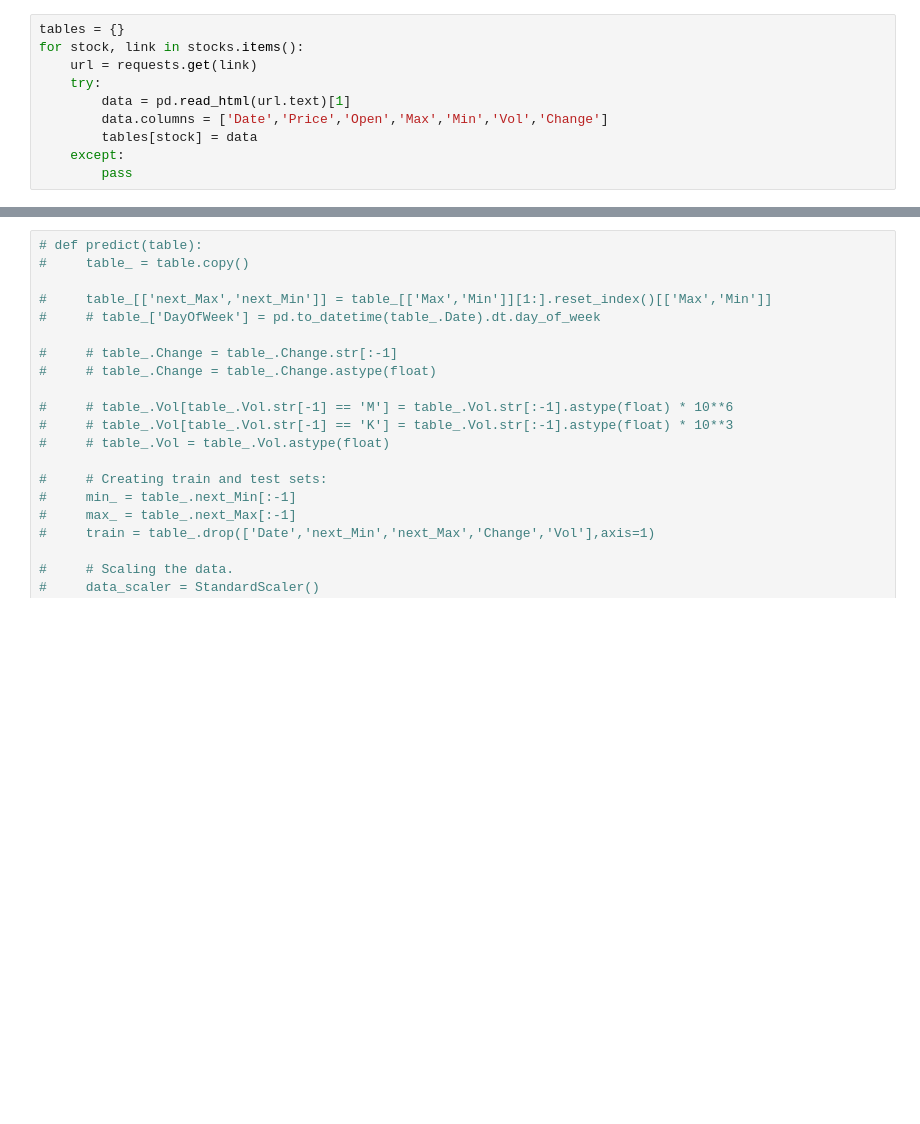
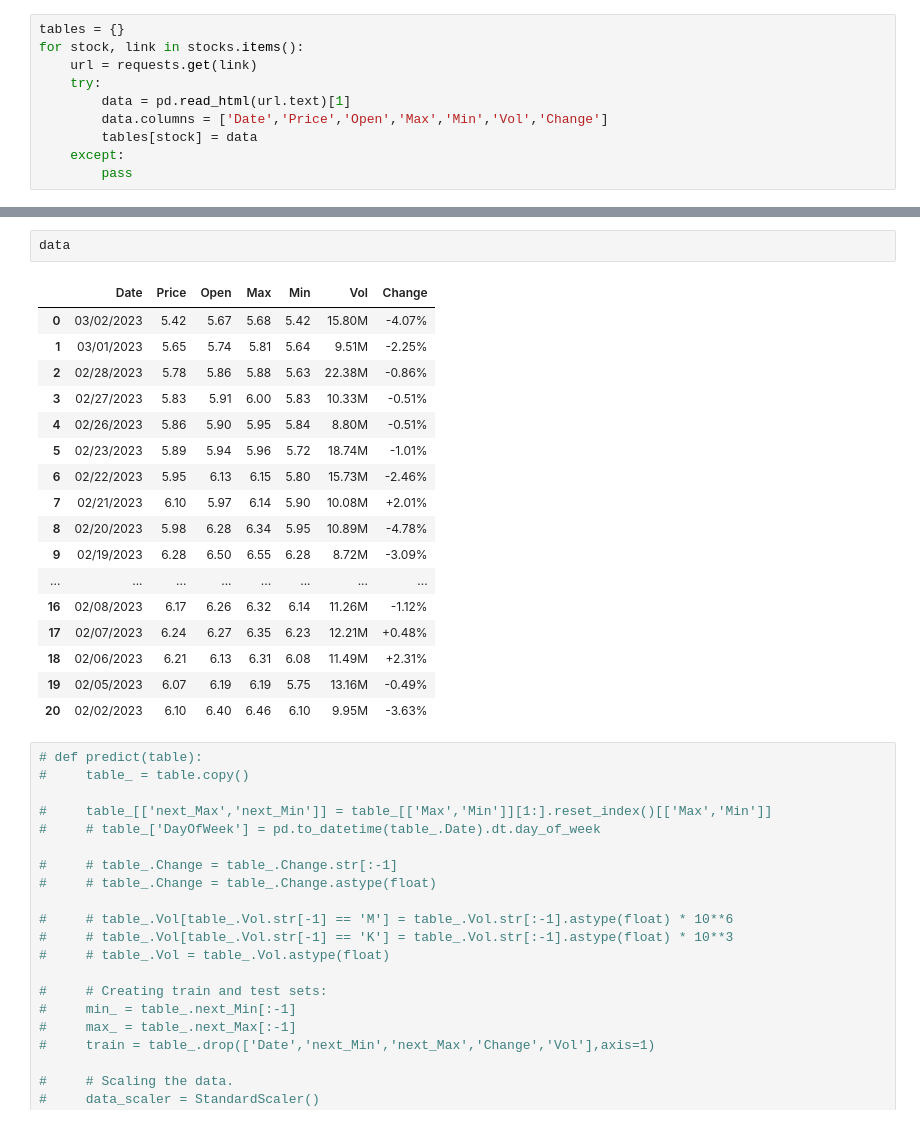
Before and after one commit to mohamed1249/Investor, a Jupyter notebook: nb.ipynb, the cells around one changed output, grey strips where cells are left out. Saved outputs shown, nothing was run; the diff lists cells and outputs as text; blank space fills up the shorter version.

```diff
--- a/nb.ipynb
+++ b/nb.ipynb
@@ -93,3 +101,23 @@ for stock, link in stocks.items():
+# %%
+data
+# %% [output]
+|  | Date | Price | Open | Max | Min | Vol | Change |
+| 0 | 03/02/2023 | 5.42 | 5.67 | 5.68 | 5.42 | 15.80M | -4.07% |
+| 1 | 03/01/2023 | 5.65 | 5.74 | 5.81 | 5.64 | 9.51M | -2.25% |
+| 2 | 02/28/2023 | 5.78 | 5.86 | 5.88 | 5.63 | 22.38M | -0.86% |
+| 3 | 02/27/2023 | 5.83 | 5.91 | 6.00 | 5.83 | 10.33M | -0.51% |
+| 4 | 02/26/2023 | 5.86 | 5.90 | 5.95 | 5.84 | 8.80M | -0.51% |
+| 5 | 02/23/2023 | 5.89 | 5.94 | 5.96 | 5.72 | 18.74M | -1.01% |
+| 6 | 02/22/2023 | 5.95 | 6.13 | 6.15 | 5.80 | 15.73M | -2.46% |
+| 7 | 02/21/2023 | 6.10 | 5.97 | 6.14 | 5.90 | 10.08M | +2.01% |
+| 8 | 02/20/2023 | 5.98 | 6.28 | 6.34 | 5.95 | 10.89M | -4.78% |
+| 9 | 02/19/2023 | 6.28 | 6.50 | 6.55 | 6.28 | 8.72M | -3.09% |
+| ... | ... | ... | ... | ... | ... | ... | ... |
+| 16 | 02/08/2023 | 6.17 | 6.26 | 6.32 | 6.14 | 11.26M | -1.12% |
+| 17 | 02/07/2023 | 6.24 | 6.27 | 6.35 | 6.23 | 12.21M | +0.48% |
+| 18 | 02/06/2023 | 6.21 | 6.13 | 6.31 | 6.08 | 11.49M | +2.31% |
+| 19 | 02/05/2023 | 6.07 | 6.19 | 6.19 | 5.75 | 13.16M | -0.49% |
+| 20 | 02/02/2023 | 6.10 | 6.40 | 6.46 | 6.10 | 9.95M | -3.63% |
 # %%
 # def predict(table):
 #     table_ = table.copy()
```
Also changed, not shown: parts of 3 cells of this notebook, 7 other files.
